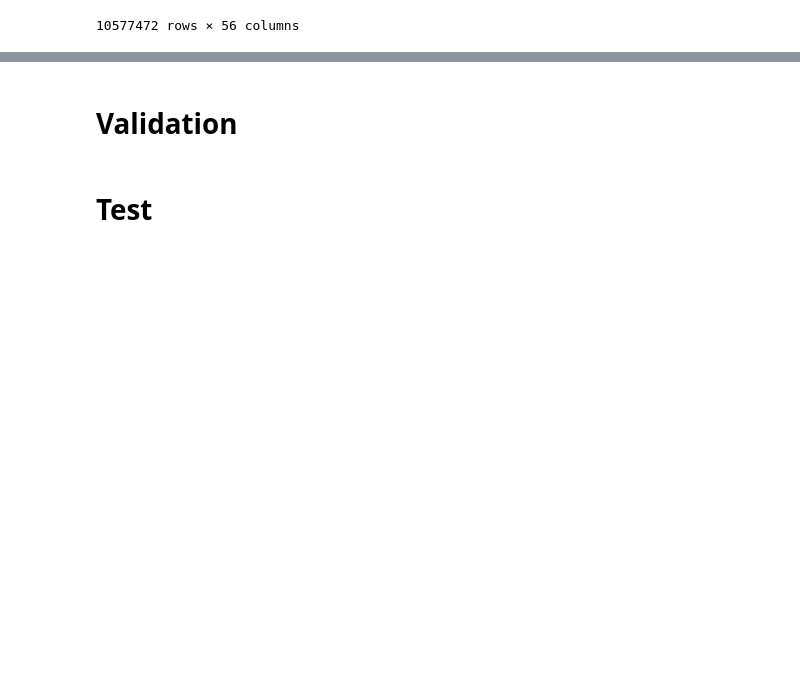
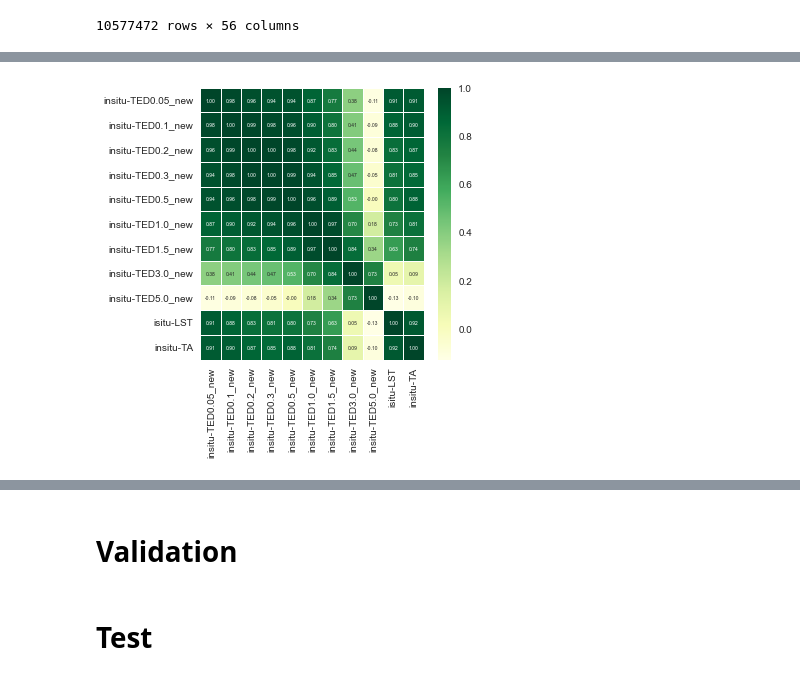
Before and after one commit to lala991204/Contest_weather, a Jupyter notebook: FFNN/v_rota/Feed_Forward_regressor_v_rota.ipynb, the cells around one changed output, grey strips where cells are left out. Saved outputs shown, nothing was run; the diff lists cells and outputs as text; code cells hidden in the pictures; blank space fills up the shorter version.

```diff
--- a/FFNN/v_rota/Feed_Forward_regressor_v_rota.ipynb
+++ b/FFNN/v_rota/Feed_Forward_regressor_v_rota.ipynb
@@ -133,0 +199,13 @@ train
+# %%
+# 지중온도
+plt.figure(figsize=(5,5))
+plt.style.use('seaborn')
+sns.heatmap(data = train1[['insitu-TED0.05_new','insitu-TED0.1_new','insitu-TED0.2_new',\
+                'insitu-TED0.3_new','insitu-TED0.5_new','insitu-TED1.0_new','insitu-TED1.5_new','insitu-TED3.0_new','insitu-TED5.0_new', \
+                           'isitu-LST', 'insitu-TA']].corr(), annot=True,
+fmt = '.2f', linewidths=.5, cmap='YlGn', annot_kws={"size": 5})
+# plt.xticks(fontsize=10)
+# plt.yticks(fontsize=10)
+plt.savefig('corr_ted.png')
+# %% [output]
+[figure, added]
```
Also changed, not shown: parts of 10 cells of this notebook, 3 other files.
